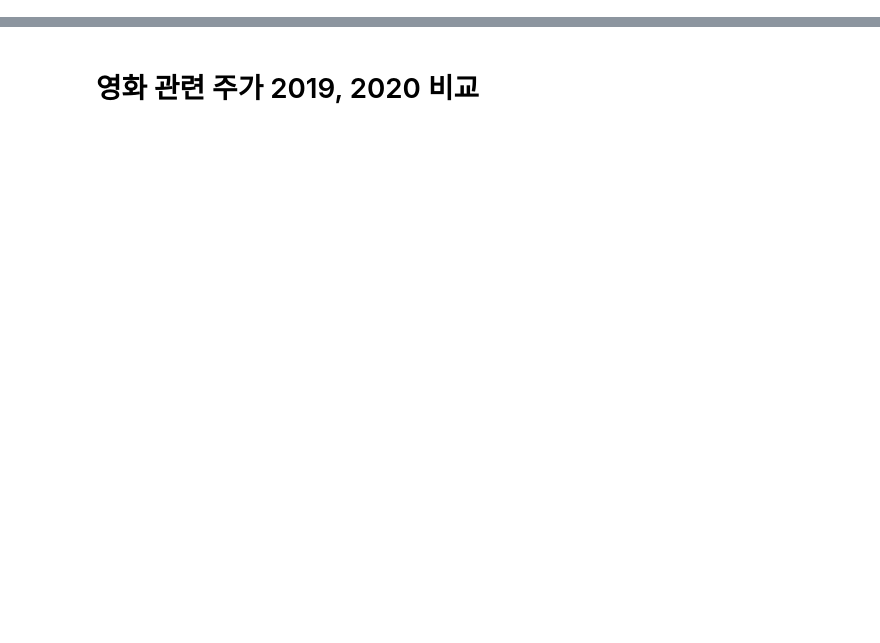
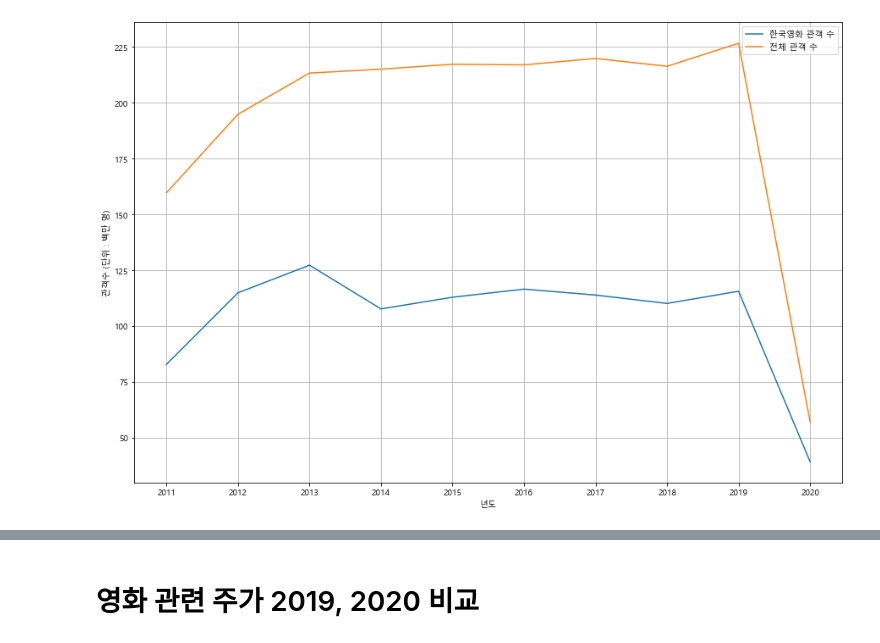
Before and after one commit to nsms556/BigData_Term, a Jupyter notebook: BigData_Term.ipynb, the cells around one changed output, grey strips where cells are left out. Saved outputs shown, nothing was run; the diff lists cells and outputs as text; code cells hidden in the pictures; blank space fills up the shorter version.

```diff
--- a/BigData_Term.ipynb
+++ b/BigData_Term.ipynb
@@ -0,0 +110,9 @@
+# %%
+plt.plot(movie_recent10y['한국영화관객수'], label = '한국영화 관객 수')
+plt.plot(movie_recent10y['전체영화관객수'], label = '전체 관객 수')
+plt.ylabel('관객수 (단위 : 백만 명)')
+plt.xlabel('년도')
+plt.legend()
+plt.show()
+# %% [output]
+[figure, added]
```
Also changed, not shown: parts of 30 cells of this notebook, 4 other files.
